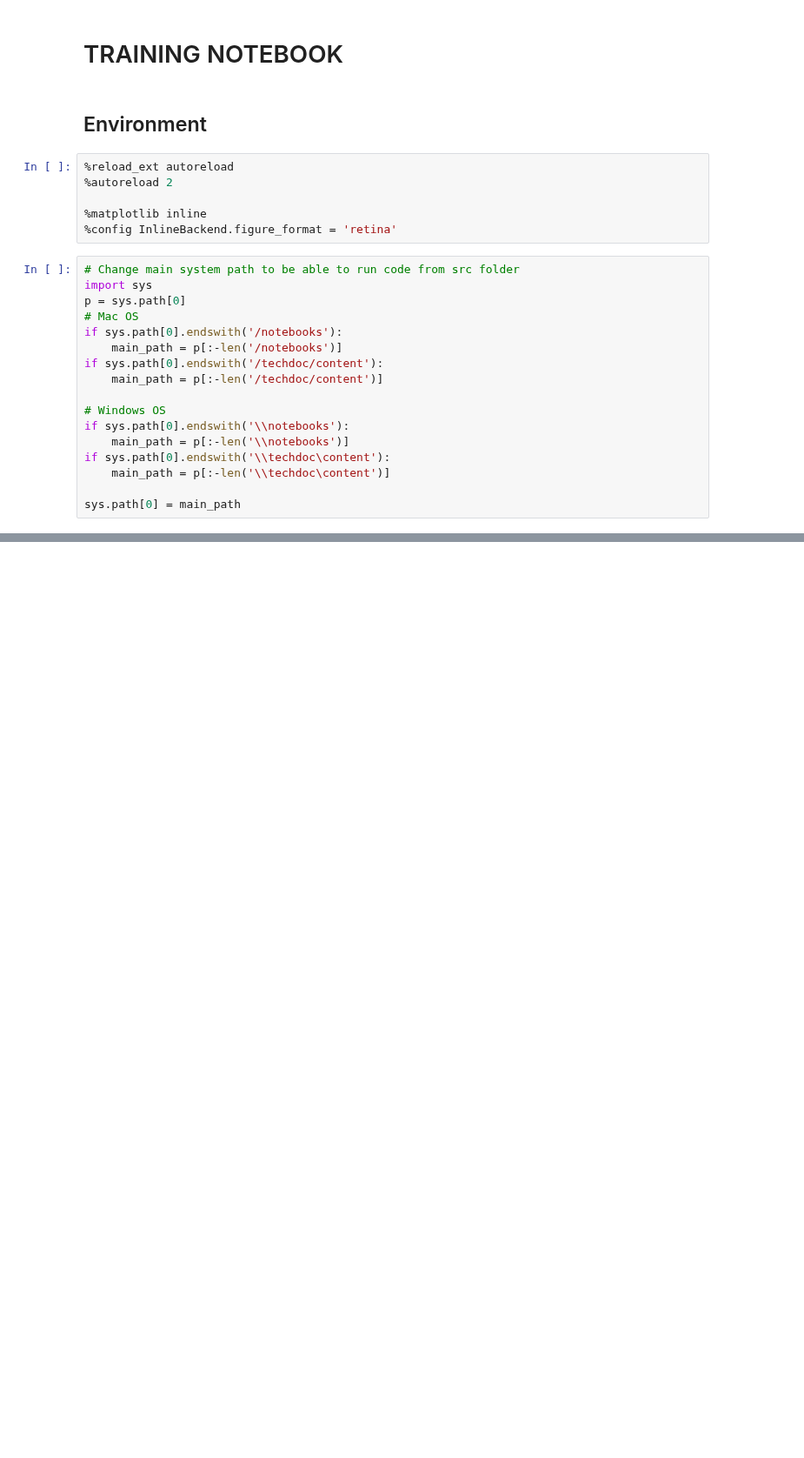
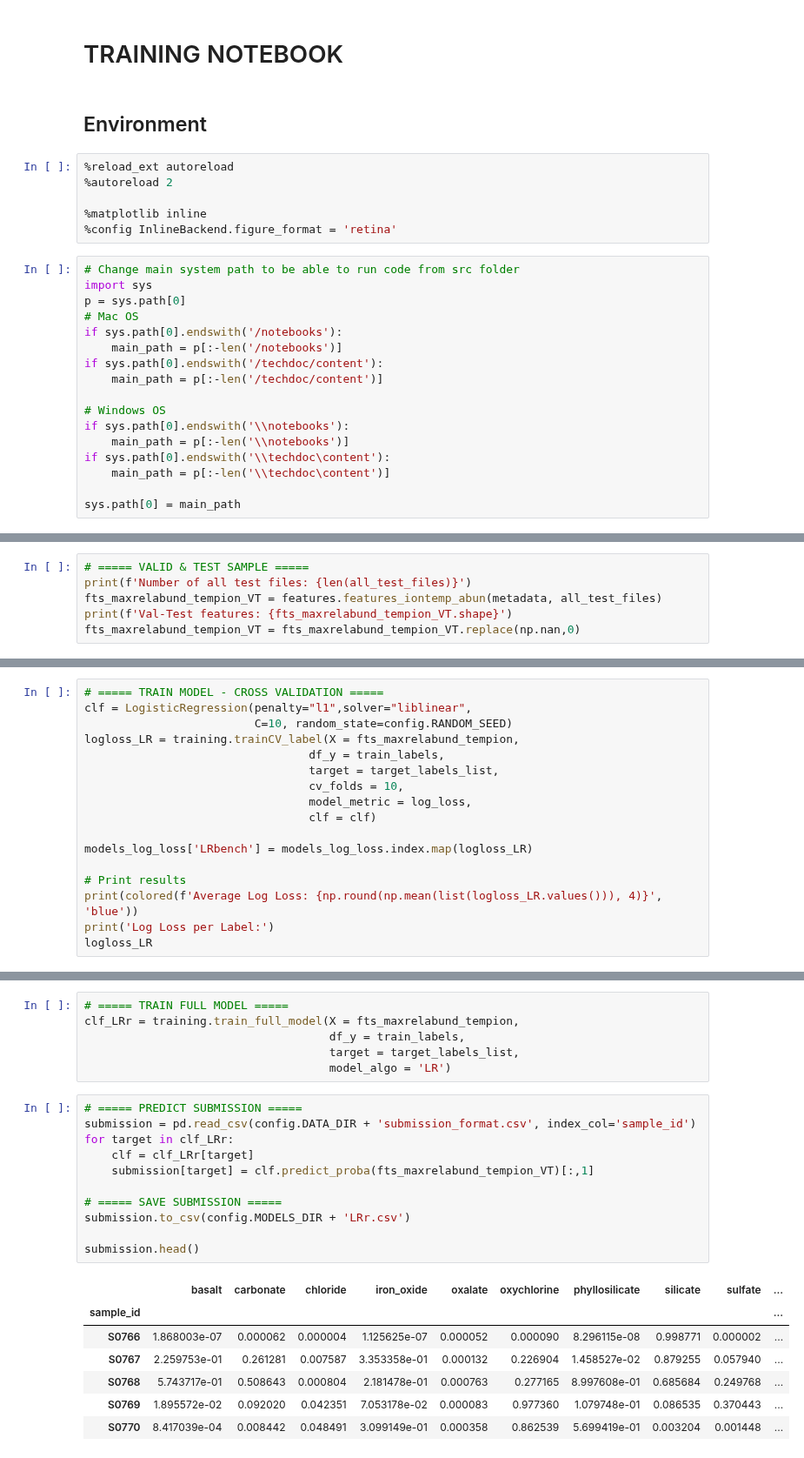
Before and after one commit to itacdonev/MarsSpectrometry, a Jupyter notebook: notebooks/training.ipynb, the cells around one changed output, grey strips where cells are left out. Shown at 87% size. Drawn from its saved outputs; the diff is of its cells as text; blank space fills up the shorter version.

Commit message:
Specify models directly in function - needs opt

```diff
--- a/notebooks/training.ipynb
+++ b/notebooks/training.ipynb
@@ -46,0 +136,6 @@ from src import (config, describe_data, features,
+# %%
+# ===== VALID & TEST SAMPLE =====
+print(f'Number of all test files: {len(all_test_files)}')
+fts_maxrelabund_tempion_VT = features.features_iontemp_abun(metadata, all_test_files)
+print(f'Val-Test features: {fts_maxrelabund_tempion_VT.shape}')
+fts_maxrelabund_tempion_VT = fts_maxrelabund_tempion_VT.replace(np.nan,0)
@@ -60,0 +157,17 @@ Targets: ['basalt', 'carbonate', 'chloride', 'iron_oxide', 'oxalate', 'oxychlori
+# %%
+# ===== TRAIN MODEL - CROSS VALIDATION =====
+clf = LogisticRegression(penalty="l1",solver="liblinear",
+                         C=10, random_state=config.RANDOM_SEED)
+logloss_LR = training.trainCV_label(X = fts_maxrelabund_tempion,
+                                 df_y = train_labels,
+                                 target = target_labels_list,
+                                 cv_folds = 10,
+                                 model_metric = log_loss,
+                                 clf = clf)
+
+models_log_loss['LRbench'] = models_log_loss.index.map(logloss_LR)
+
+# Print results
+print(colored(f'Average Log Loss: {np.round(np.mean(list(logloss_LR.values())), 4)}', 'blue'))
+print('Log Loss per Label:')
+logloss_LR
@@ -60,0 +187,25 @@ Targets: ['basalt', 'carbonate', 'chloride', 'iron_oxide', 'oxalate', 'oxychlori
+# %%
+# ===== TRAIN FULL MODEL =====
+clf_LRr = training.train_full_model(X = fts_maxrelabund_tempion,
+                                    df_y = train_labels,
+                                    target = target_labels_list,
+                                    model_algo = 'LR')
+# %%
+# ===== PREDICT SUBMISSION =====
+submission = pd.read_csv(config.DATA_DIR + 'submission_format.csv', index_col='sample_id')
+for target in clf_LRr:
+    clf = clf_LRr[target]
+    submission[target] = clf.predict_proba(fts_maxrelabund_tempion_VT)[:,1]
+
+# ===== SAVE SUBMISSION =====
+submission.to_csv(config.MODELS_DIR + 'LRr.csv')
+
+submission.head()
+# %% [output]
+|  | basalt | carbonate | chloride | iron_oxide | oxalate | oxychlorine | phyllosilicate | silicate | sulfate | ... |
+| sample_id |  |  |  |  |  |  |  |  |  | ... |
+| S0766 | 1.868003e-07 | 0.000062 | 0.000004 | 1.125625e-07 | 0.000052 | 0.000090 | 8.296115e-08 | 0.998771 | 0.000002 | ... |
+| S0767 | 2.259753e-01 | 0.261281 | 0.007587 | 3.353358e-01 | 0.000132 | 0.226904 | 1.458527e-02 | 0.879255 | 0.057940 | ... |
+| S0768 | 5.743717e-01 | 0.508643 | 0.000804 | 2.181478e-01 | 0.000763 | 0.277165 | 8.997608e-01 | 0.685684 | 0.249768 | ... |
+| S0769 | 1.895572e-02 | 0.092020 | 0.042351 | 7.053178e-02 | 0.000083 | 0.977360 | 1.079748e-01 | 0.086535 | 0.370443 | ... |
+| S0770 | 8.417039e-04 | 0.008442 | 0.048491 | 3.099149e-01 | 0.000358 | 0.862539 | 5.699419e-01 | 0.003204 | 0.001448 | ... |
```
Also changed, not shown: parts of 27 cells of this notebook.
